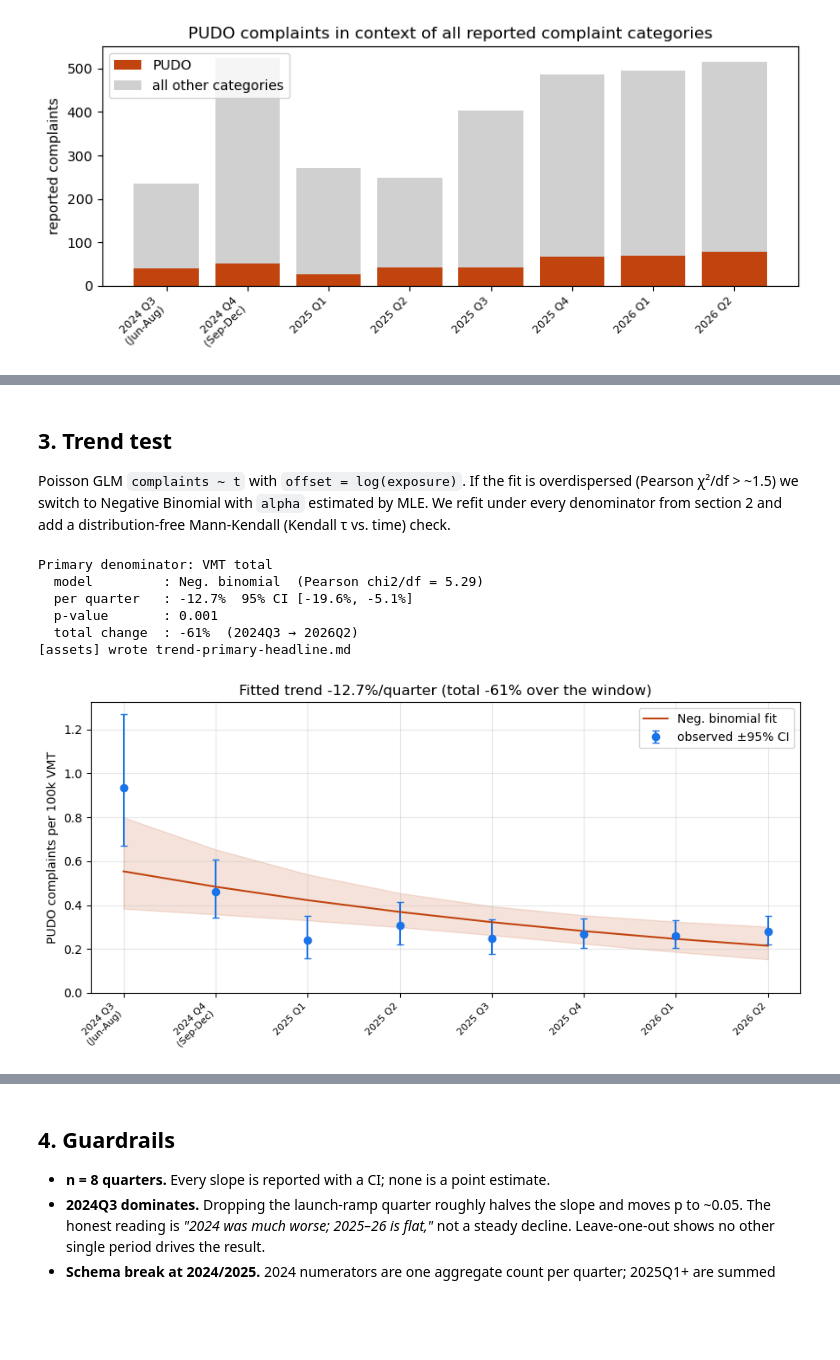
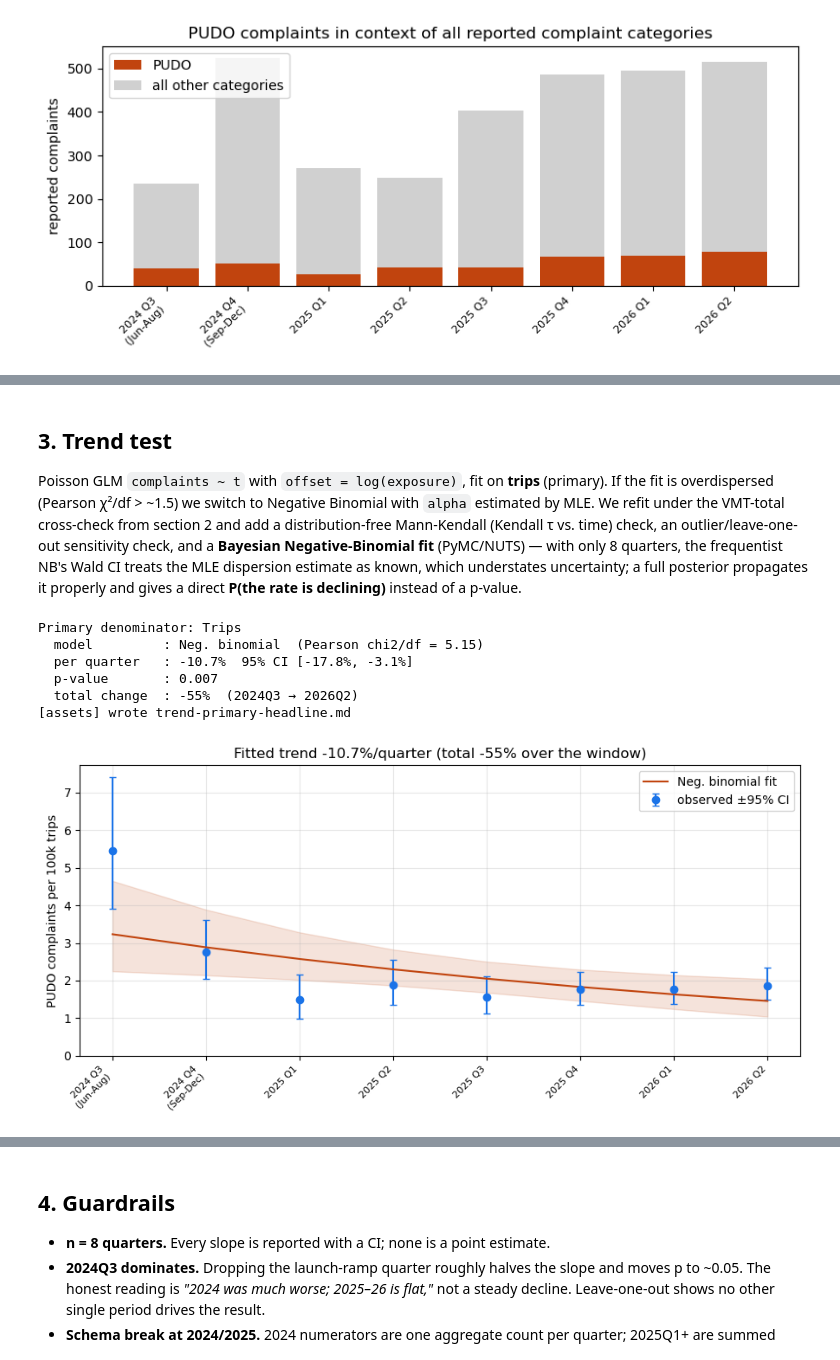
Before and after one commit to jonathanwilsonami/curbrisk-av, a Jupyter notebook: pudo-pipeline/notebooks/pudo_analysis.ipynb, the cells around one changed output, grey strips where cells are left out. Cells and saved outputs as stored; diff of their text form; code cells hidden in the pictures; blank space fills up the shorter version.

```diff
--- a/pudo-pipeline/notebooks/pudo_analysis.ipynb
+++ b/pudo-pipeline/notebooks/pudo_analysis.ipynb
@@ -499,15 +551,15 @@ plt.tight_layout(); plt.show()
 # %%
-# indexed to 100 at the first period: counts vs miles vs rate
+# indexed to 100 at the first period: counts vs trips vs rate
 fig, ax = plt.subplots(figsize=(9, 4.5))
 for col, lab, style in [("pudo_complaints", "PUDO complaints", "-o"),
-                        ("vmt_total", "VMT (miles)", "-s"),
-                        ("pudo_per_100k_vmt", "rate (per 100k VMT)", "-^")]:
+                        ("trips", "Trips", "-s"),
+                        ("pudo_per_100k_trips", "rate (per 100k trips)", "-^")]:
     v = s[col].to_numpy(dtype=float)
     ax.plot(s["t"], v / v[0] * 100, style, label=lab)
 ax.axhline(100, color="k", lw=0.8, ls=":")
 ax.set_xticks(s["t"]); ax.set_xticklabels(labels, rotation=45, ha="right", fontsize=8)
 ax.set_ylabel("index (first period = 100)")
-ax.set_title("Rebased to 100: complaints ≈ miles; the rate falls below both")
+ax.set_title("Rebased to 100: complaints ≈ trips; the rate falls below both")
 ax.legend(); ax.grid(alpha=0.3)
 plt.tight_layout(); plt.show()
 # %% [output]
@@ -515,17 +567,17 @@ plt.tight_layout(); plt.show()
 # %%
-# small multiples: the rate under each exposure denominator
-fig, axes = plt.subplots(1, len(DENOMS), figsize=(3.6 * len(DENOMS), 3.6))
+# rate under trips vs. the VMT cross-check, side by side
+fig, axes = plt.subplots(1, len(DENOMS), figsize=(5.5 * len(DENOMS), 4))
 for axi, (name, (col, rate_col)) in zip(axes, DENOMS.items()):
     r = s[rate_col].to_numpy(dtype=float)
     lo, hi = poisson_ci(s["pudo_complaints"], s[col])
     axi.plot(s["t"], r, marker="o", color="#1a73e8")
     axi.fill_between(s["t"], lo, hi, alpha=0.15, color="#1a73e8")
-    axi.set_title(name, fontsize=8)
+    axi.set_title(name, fontsize=9)
     axi.set_ylim(0)
     axi.set_xticks(s["t"])
-    axi.set_xticklabels(s["period_id"], rotation=90, fontsize=6)
+    axi.set_xticklabels(s["period_id"], rotation=45, ha="right", fontsize=7)
 axes[0].set_ylabel("PUDO complaints per 100k")
-fig.suptitle("Same shape under every denominator ⇒ the trend is not an artefact "
-             "of the exposure choice", fontsize=11)
+fig.suptitle("Same shape under trips and under the VMT cross-check ⇒ the trend "
+             "is not an artefact of the exposure choice", fontsize=11)
 plt.tight_layout(); plt.show()
 # %% [output]
@@ -546,15 +585,20 @@ plt.tight_layout(); plt.show()
 # %% [markdown]
 ## 3. Trend test
 
-Poisson GLM `complaints ~ t` with `offset = log(exposure)`. If the fit is
-overdispersed (Pearson χ²/df > ~1.5) we switch to Negative Binomial with `alpha`
-estimated by MLE. We refit under every denominator from section 2 and add a
-distribution-free Mann-Kendall (Kendall τ vs. time) check.
+Poisson GLM `complaints ~ t` with `offset = log(exposure)`, fit on **trips**
+(primary). If the fit is overdispersed (Pearson χ²/df > ~1.5) we switch to
+Negative Binomial with `alpha` estimated by MLE. We refit under the VMT-total
+cross-check from section 2 and add a distribution-free Mann-Kendall
+(Kendall τ vs. time) check, an outlier/leave-one-out sensitivity check, and a
+**Bayesian Negative-Binomial fit** (PyMC/NUTS) — with only 8 quarters, the
+frequentist NB's Wald CI treats the MLE dispersion estimate as known, which
+understates uncertainty; a full posterior propagates it properly and gives a
+direct **P(the rate is declining)** instead of a p-value.
 # %%
 import statsmodels.api as sm
 import statsmodels.formula.api as smf
 
-d0 = s.dropna(subset=["pudo_complaints", "vmt_total"]).reset_index(drop=True)
+d0 = s.dropna(subset=["pudo_complaints", "trips"]).reset_index(drop=True)
 if len(d0) < 4:
     raise ValueError(
         f"Only {len(d0)} periods have exposure; need >=4 for a trend fit. "
@@ -580,8 +624,8 @@ def fit_trend(exposure_col):
                per_period=np.exp(b) - 1, ci=(np.exp(lo) - 1, np.exp(hi) - 1),
                p=float(m.pvalues["tt"]), total=np.exp(b * (n - 1)) - 1)
 
-primary = fit_trend("vmt_total")
-print(f"Primary denominator: VMT total")
+primary = fit_trend("trips")
+print(f"Primary denominator: Trips")
 print(f"  model         : {primary['model']}  (Pearson chi2/df = {primary['dispersion']:.2f})")
 print(f"  per quarter   : {primary['per_period']:+.1%}  "
       f"95% CI [{primary['ci'][0]:+.1%}, {primary['ci'][1]:+.1%}]")
@@ -589,46 +633,46 @@ print(f"  p-value       : {primary['p']:.3f}")
 print(f"  total change  : {primary['total']:+.0%}  (2024Q3 → 2026Q2)")
 
 save_text(
-    f"Under the primary VMT-total denominator, the fitted {primary['model']} slope is "
+    f"Under the primary trips denominator, the fitted {primary['model']} slope is "
     f"{primary['per_period']:+.1%} per quarter (95% CI {primary['ci'][0]:+.1%} to "
     f"{primary['ci'][1]:+.1%}, p = {primary['p']:.3f}; total change {primary['total']:+.0%} "
     f"across the window).",
     "trend-primary-headline",
 )
 # %% [output]
-Primary denominator: VMT total
-  model         : Neg. binomial  (Pearson chi2/df = 5.29)
-  per quarter   : -12.7%  95% CI [-19.6%, -5.1%]
-  p-value       : 0.001
-  total change  : -61%  (2024Q3 → 2026Q2)
+Primary denominator: Trips
+  model         : Neg. binomial  (Pearson chi2/df = 5.15)
+  per quarter   : -10.7%  95% CI [-17.8%, -3.1%]
+  p-value       : 0.007
+  total change  : -55%  (2024Q3 → 2026Q2)
 [assets] wrote trend-primary-headline.md
 # %%
 # overlay the fitted rate + 95% ribbon on the observed points (delta method on
 # the linear predictor, so it works for both the GLM and the discrete NB fit)
 res, dd = primary["res"], primary["data"]
 ic = "const" if "const" in res.params.index else "Intercept"
 cov = res.cov_params()
 tt = dd["tt"].to_numpy()
 lp = res.params[ic] + res.params["tt"] * tt + dd["off"].to_numpy()
 se = np.sqrt(cov.loc[ic, ic] + tt**2 * cov.loc["tt", "tt"] + 2 * tt * cov.loc[ic, "tt"])
-denom = dd["vmt_total"].to_numpy() / 1e5
+denom = dd["trips"].to_numpy() / 1e5
 fit_rate, fit_lo, fit_hi = np.exp(lp) / denom, np.exp(lp - 1.96*se) / denom, np.exp(lp + 1.96*se) / denom
 
 obs = dd["y"].to_numpy() / denom
-olo, ohi = poisson_ci(dd["y"], dd["vmt_total"])
+olo, ohi = poisson_ci(dd["y"], dd["trips"])
 fig, ax = plt.subplots(figsize=(9, 4.5))
 ax.errorbar(tt, obs, yerr=[obs - olo, ohi - obs], fmt="o", capsize=3,
             color="#1a73e8", label="observed ±95% CI")
 ax.plot(tt, fit_rate, color="#c1440e", label=f"{primary['model']} fit")
 ax.fill_between(tt, fit_lo, fit_hi, color="#c1440e", alpha=0.15)
 ax.set_xticks(tt); ax.set_xticklabels(labels, rotation=45, ha="right", fontsize=8)
-ax.set_ylabel("PUDO complaints per 100k VMT"); ax.set_ylim(0)
+ax.set_ylabel("PUDO complaints per 100k trips"); ax.set_ylim(0)
 ax.set_title(f"Fitted trend {primary['per_period']:+.1%}/quarter "
              f"(total {primary['total']:+.0%} over the window)")
 ax.legend(); ax.grid(alpha=0.3)
 plt.tight_layout(); plt.show()
 # %% [output]
-[figure, old version]
+[figure, new version]
 # %%
 # refit under every denominator + Mann-Kendall (Kendall tau vs. time)
 results = {name: fit_trend(col) for name, (col, _rate) in DENOMS.items()}
```
Also changed, not shown: parts of 19 cells of this notebook, 4 other files.
